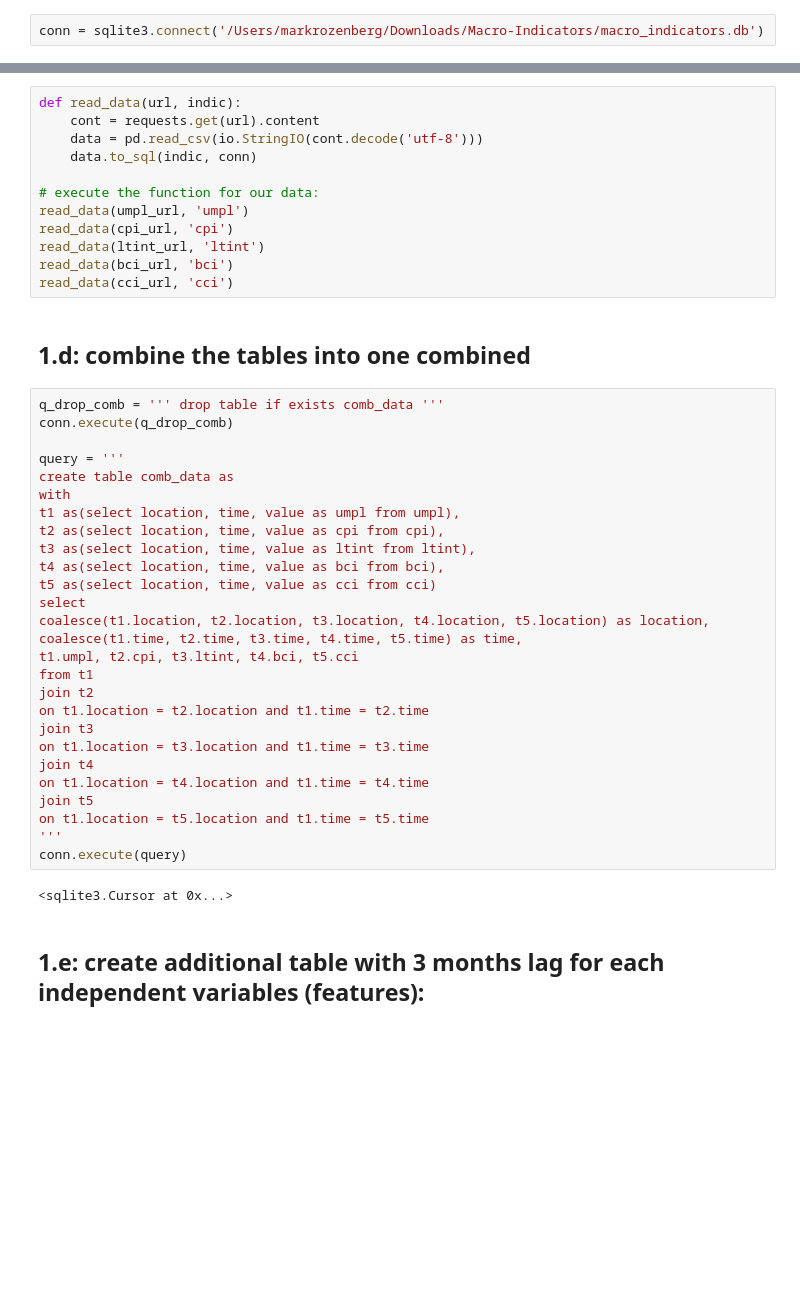
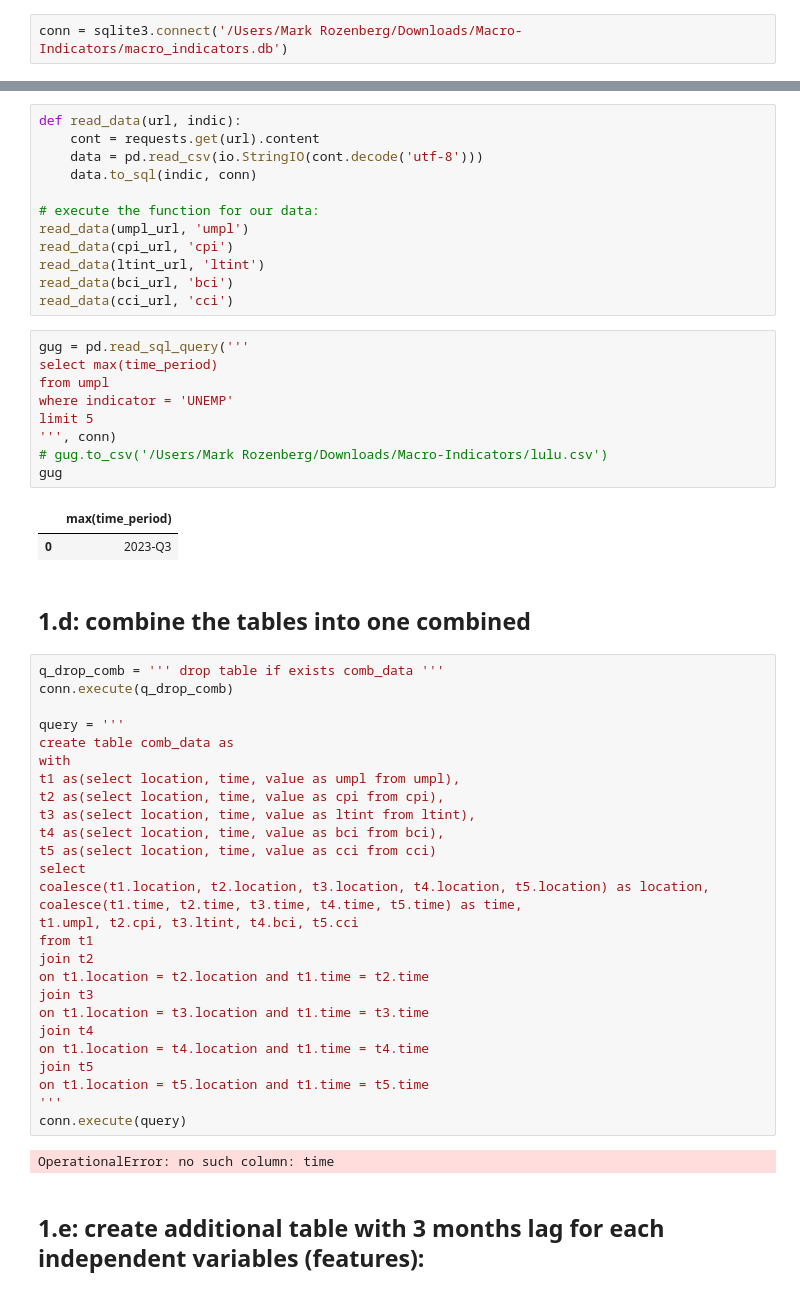
Before and after one commit to Mark-Rozenberg/LTINT-Forecast, a Jupyter notebook: Macro-ind.ipynb, the cells around one changed output, grey strips where cells are left out. Drawn from its saved outputs; the diff is of its cells as text; blank space fills up the shorter version.

Commit message:
Changes to be committed: new file:   Macro-Ind-v2.ipynb modified:   Macro-ind.ipynb deleted:    get-pip.py modified:   requirements.txt deleted:    test.py

```diff
--- a/Macro-ind.ipynb
+++ b/Macro-ind.ipynb
@@ -26,7 +27,7 @@ cci_url = 'https://stats.oecd.org/sdmx-json/data/DP_LIVE/.CCI.AMPLITUD.LTRENDIDX
 # %% [markdown]
 ## 1.b: create sql database that will hold the data and establish the connection:
 # %%
-conn = sqlite3.connect('/Users/markrozenberg/Downloads/Macro-Indicators/macro_indicators.db')
+conn = sqlite3.connect('/Users/Mark Rozenberg/Downloads/Macro-Indicators/macro_indicators.db')
 # %% [markdown]
 ## 1.c: function to read data from url and store in the database:
 # %%
@@ -41,6 +42,18 @@ read_data(cpi_url, 'cpi')
 read_data(ltint_url, 'ltint')
 read_data(bci_url, 'bci')
 read_data(cci_url, 'cci')
+# %%
+gug = pd.read_sql_query('''
+select max(time_period)
+from umpl
+where indicator = 'UNEMP'
+limit 5
+''', conn)
+# gug.to_csv('/Users/Mark Rozenberg/Downloads/Macro-Indicators/lulu.csv')
+gug
+# %% [output]
+|  | max(time_period) |
+| 0 | 2023-Q3 |
 # %% [markdown]
 ## 1.d: combine the tables into one combined
 # %%
@@ -71,7 +84,7 @@ on t1.location = t5.location and t1.time = t5.time
 '''
 conn.execute(query)
 # %% [output]
-<sqlite3.Cursor at 0x...>
+OperationalError: no such column: time
 # %% [markdown]
 ## 1.e: create additional table with 3 months lag for each independent variables (features):
 # %%
```
Also changed, not shown: parts of 2 cells of this notebook, 4 other files.
